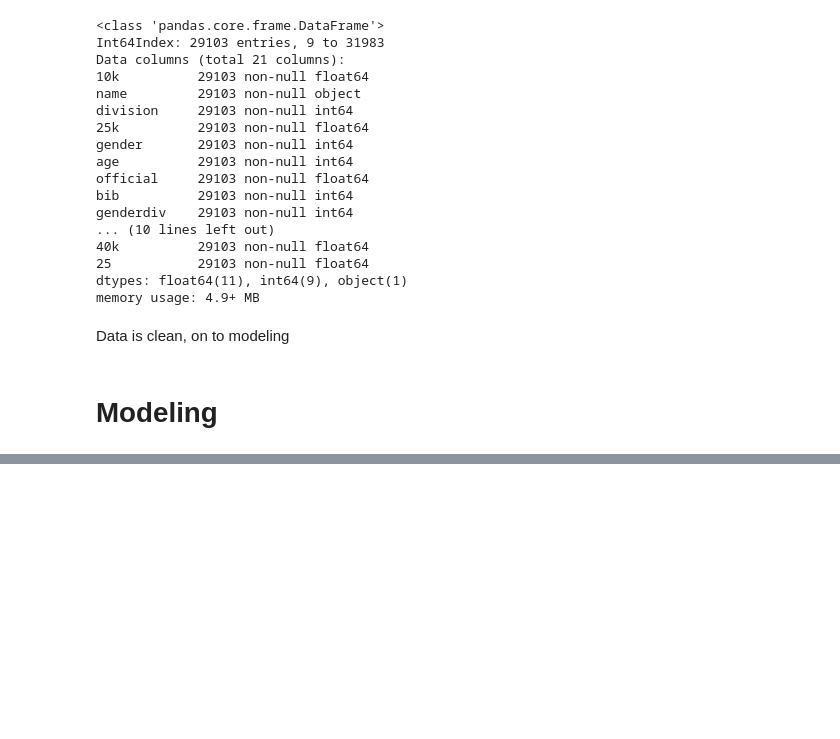
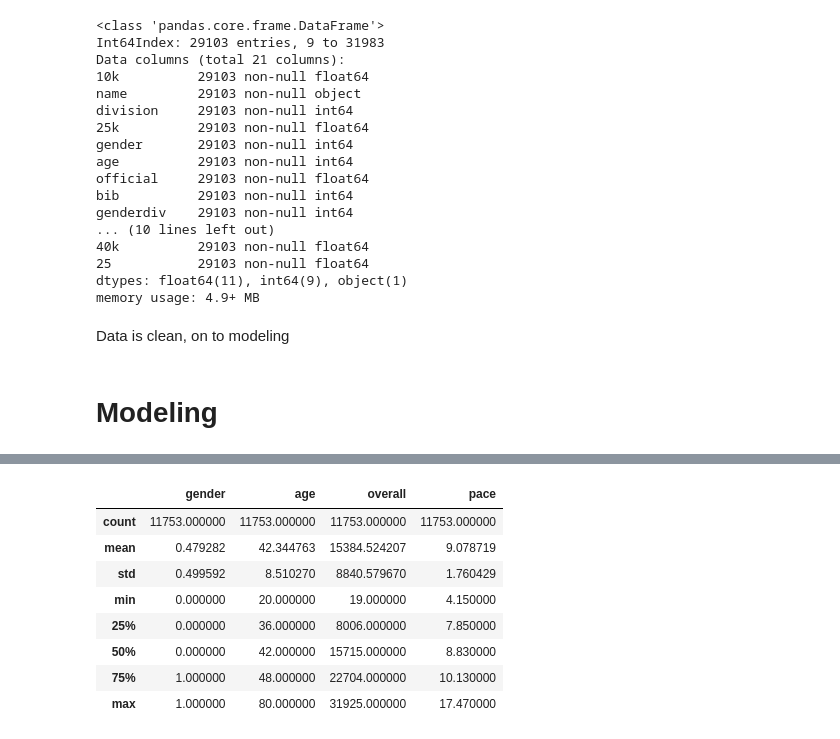
Before and after one commit to legomydiego/Thinkful-Unit-3-Unsupervised-Learning, a Jupyter notebook: Boston Marathon Analysis.ipynb, the cells around one changed output, grey strips where cells are left out. Cells and saved outputs as stored; diff of their text form; code cells hidden in the pictures; blank space fills up the shorter version.

```diff
--- a/Boston Marathon Analysis.ipynb
+++ b/Boston Marathon Analysis.ipynb
@@ -149,0 +127,12 @@ print(accuracy_score(y, y_pred))
+# %%
+df[df['Labels']==0][['gender','age','overall','pace']].describe()
+# %% [output]
+|  | gender | age | overall | pace |
+| count | 11753.000000 | 11753.000000 | 11753.000000 | 11753.000000 |
+| mean | 0.479282 | 42.344763 | 15384.524207 | 9.078719 |
+| std | 0.499592 | 8.510270 | 8840.579670 | 1.760429 |
+| min | 0.000000 | 20.000000 | 19.000000 | 4.150000 |
+| 25% | 0.000000 | 36.000000 | 8006.000000 | 7.850000 |
+| 50% | 0.000000 | 42.000000 | 15715.000000 | 8.830000 |
+| 75% | 1.000000 | 48.000000 | 22704.000000 | 10.130000 |
+| max | 1.000000 | 80.000000 | 31925.000000 | 17.470000 |
```
Also changed, not shown: parts of 19 cells of this notebook.
